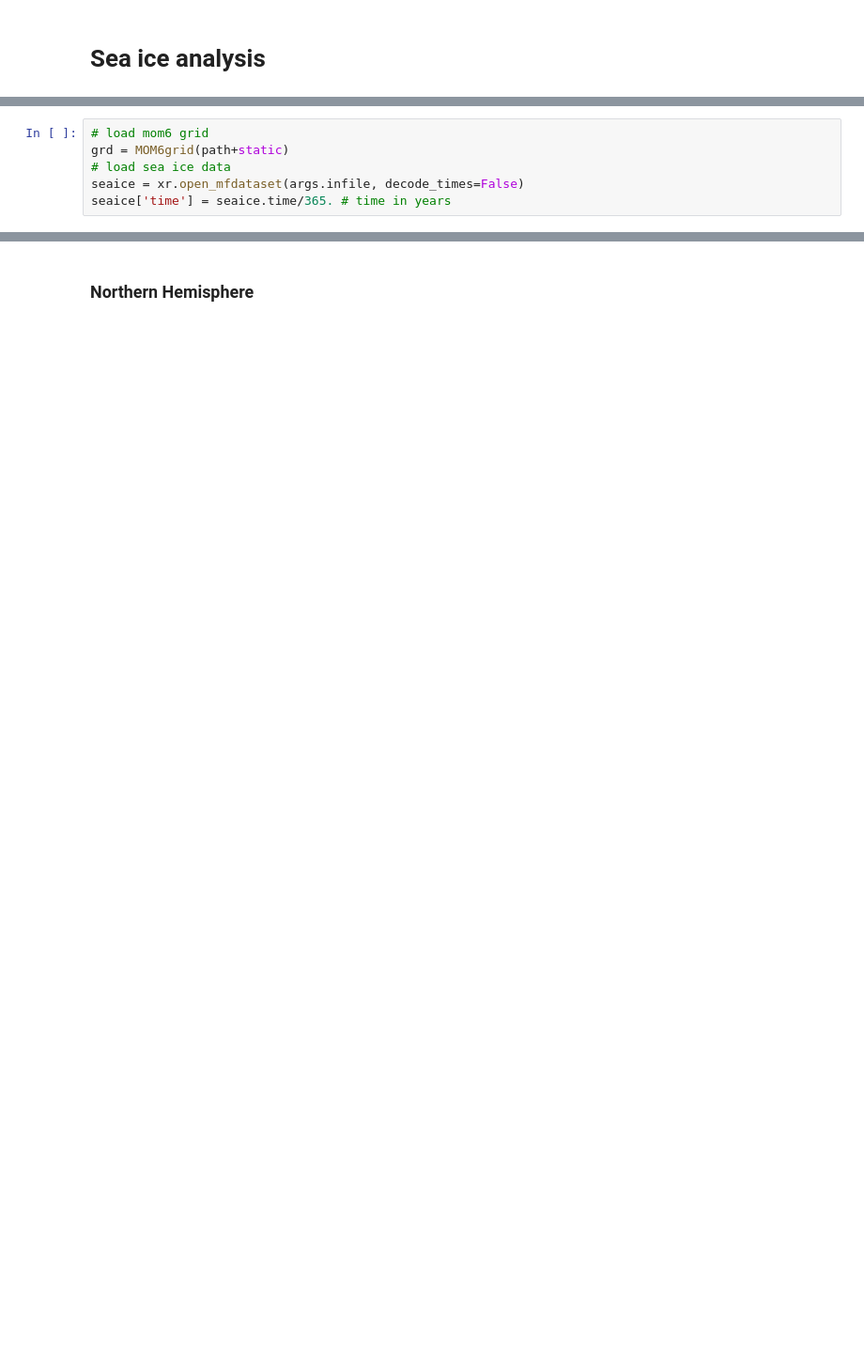
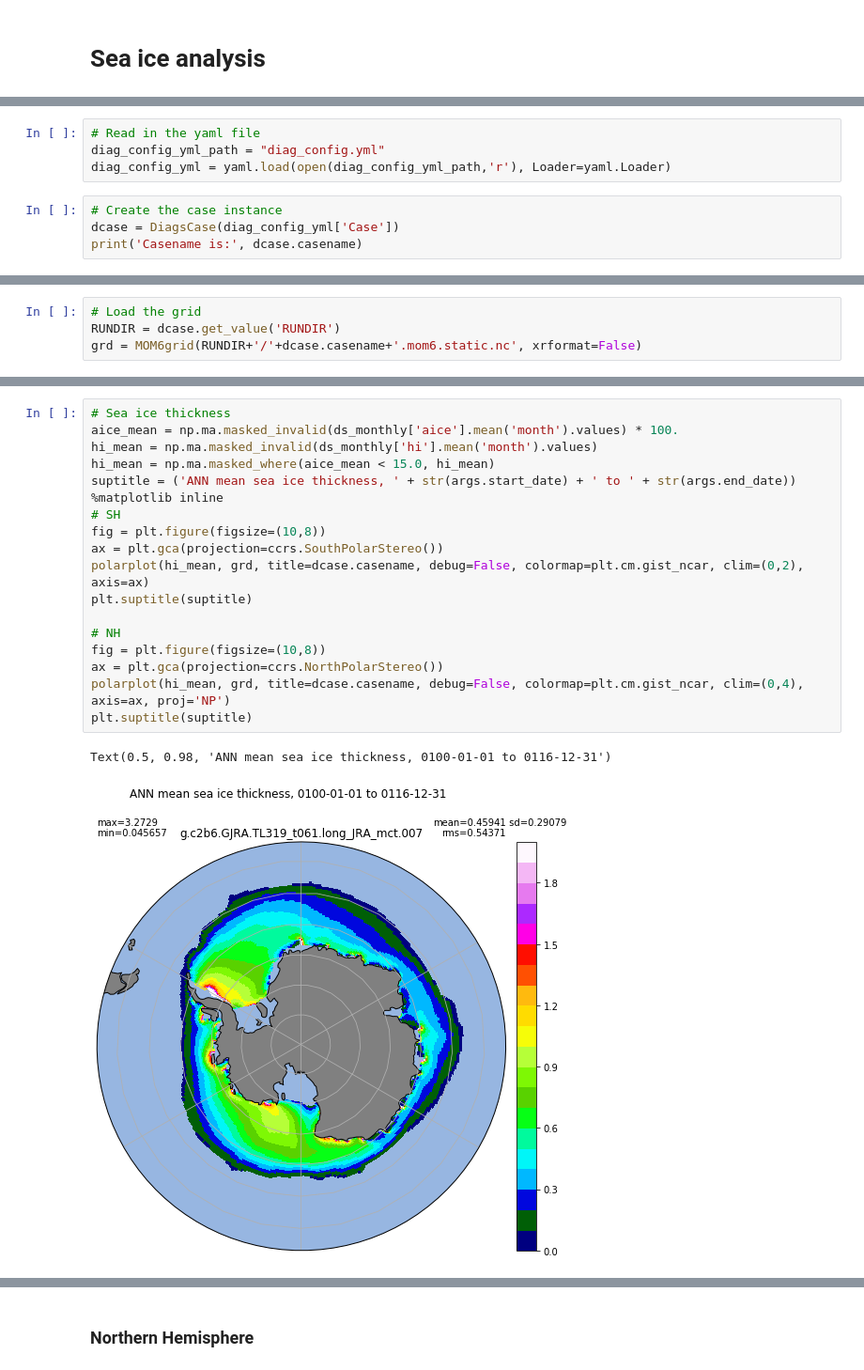
Before and after one commit to NCAR/mom6-tools, a Jupyter notebook: docs/source/examples/seaice.ipynb, the cells around one changed output, grey strips where cells are left out. Shown at 94% size. Saved outputs shown, nothing was run; the diff lists cells and outputs as text; blank space fills up the shorter version.

Commit message:
Add sea ice NB, update m6plot add surface script

```diff
--- a/docs/source/examples/seaice.ipynb
+++ b/docs/source/examples/seaice.ipynb
@@ -14,0 +19,8 @@ warnings.filterwarnings("ignore")
+# %%
+# Read in the yaml file
+diag_config_yml_path = "diag_config.yml"
+diag_config_yml = yaml.load(open(diag_config_yml_path,'r'), Loader=yaml.Loader)
+# %%
+# Create the case instance
+dcase = DiagsCase(diag_config_yml['Case'])
+print('Casename is:', dcase.casename)
@@ -14,0 +29,4 @@ warnings.filterwarnings("ignore")
+# %%
+# Load the grid
+RUNDIR = dcase.get_value('RUNDIR')
+grd = MOM6grid(RUNDIR+'/'+dcase.casename+'.mom6.static.nc', xrformat=False)
@@ -43,8 +49,2 @@ args.variables = variables
 args.savefigs = False
 args.time_series = True
-# %%
-# load mom6 grid
-grd = MOM6grid(path+static)
-# load sea ice data
-seaice = xr.open_mfdataset(args.infile, decode_times=False)
-seaice['time'] = seaice.time/365. # time in years
@@ -64,0 +115,21 @@ polarplot(hi_mean, grd, title=title, debug=False, colormap='RdBu_r')
+# %%
+# Sea ice thickness
+aice_mean = np.ma.masked_invalid(ds_monthly['aice'].mean('month').values) * 100.
+hi_mean = np.ma.masked_invalid(ds_monthly['hi'].mean('month').values)
+hi_mean = np.ma.masked_where(aice_mean < 15.0, hi_mean)
+suptitle = ('ANN mean sea ice thickness, ' + str(args.start_date) + ' to ' + str(args.end_date))
+%matplotlib inline
+# SH
+fig = plt.figure(figsize=(10,8))
+ax = plt.gca(projection=ccrs.SouthPolarStereo())
+polarplot(hi_mean, grd, title=dcase.casename, debug=False, colormap=plt.cm.gist_ncar, clim=(0,2), axis=ax)
+plt.suptitle(suptitle)
+
+# NH
+fig = plt.figure(figsize=(10,8))
+ax = plt.gca(projection=ccrs.NorthPolarStereo())
+polarplot(hi_mean, grd, title=dcase.casename, debug=False, colormap=plt.cm.gist_ncar, clim=(0,4), axis=ax, proj='NP')
+plt.suptitle(suptitle)
+# %% [output]
+Text(0.5, 0.98, 'ANN mean sea ice thickness, 0100-01-01 to 0116-12-31')
+[figure, added]
```
Also changed, not shown: parts of 34 cells of this notebook, 2 other files.
